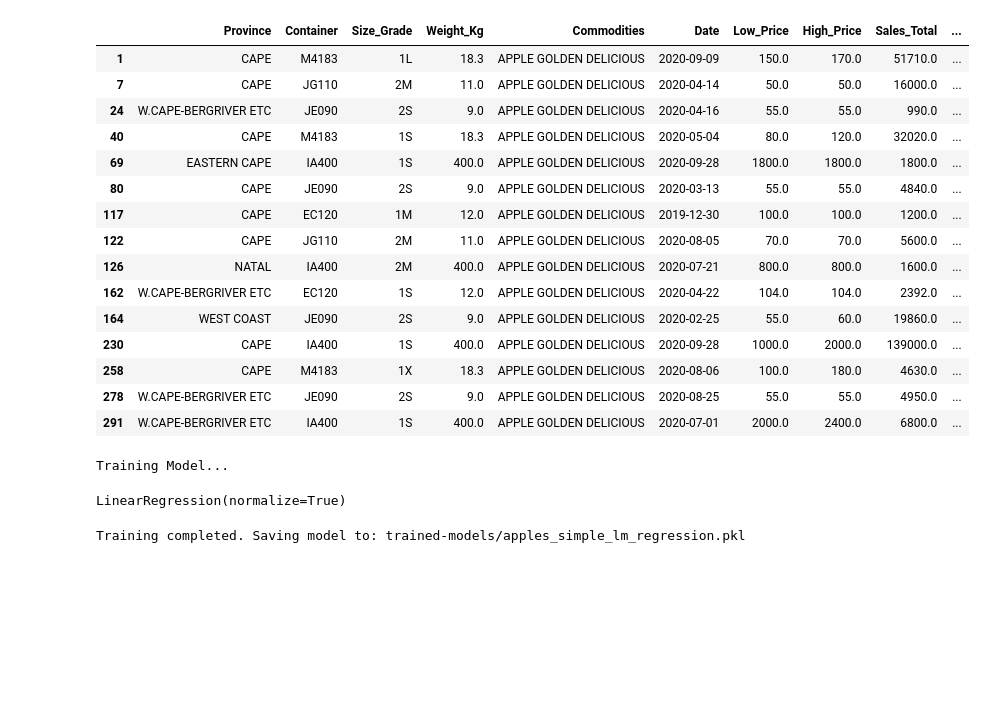
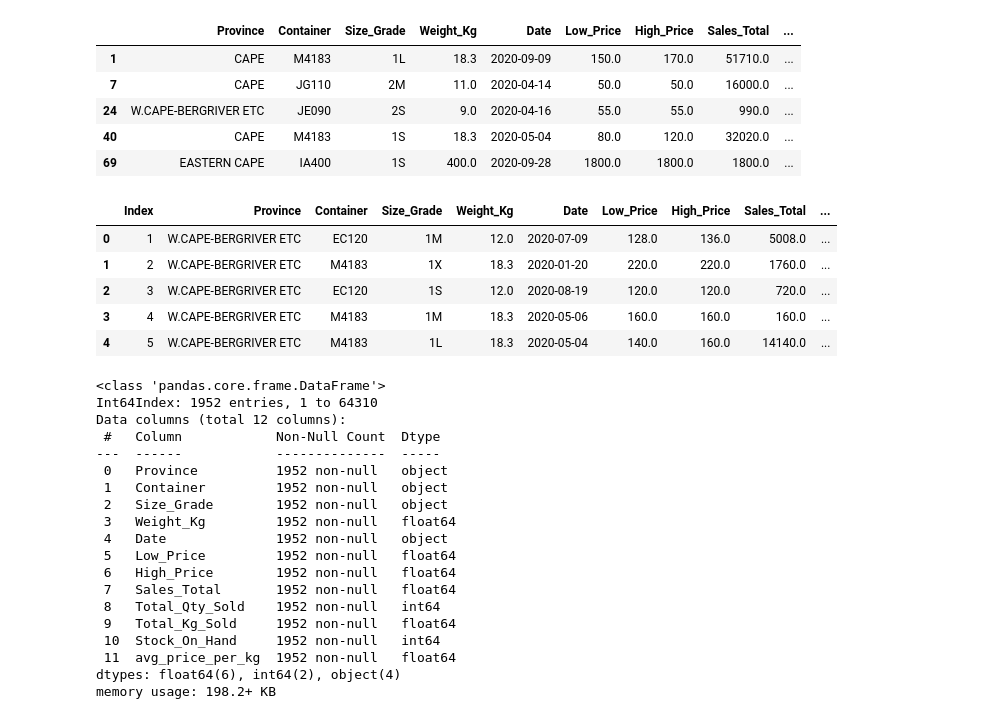
Before and after one commit to Zdithebe96/ZM5-EDSA-APPLES-PROJECT, a Jupyter notebook: ZM5 apples notebook.ipynb, the cells around one changed output. Cells and saved outputs as stored; diff of their text form; code cells hidden in the pictures; blank space fills up the shorter version.

```diff
--- a/ZM5 apples notebook.ipynb
+++ b/ZM5 apples notebook.ipynb
@@ -9,42 +11,49 @@ from sklearn.linear_model import LinearRegression
 # %%
+# get data
 
-# Fetch training data and preprocess for modeling
 train = pd.read_csv('df - train_set.csv')
+test = pd.read_csv('df - test_set.csv')
 
 train = train[(train['Commodities'] == 'APPLE GOLDEN DELICIOUS')]
-train.head(15)
+del train['Commodities']
+
+train.head()
 # %% [output]
-|  | Province | Container | Size_Grade | Weight_Kg | Commodities | Date | Low_Price | High_Price | Sales_Total | ... |
-| 1 | CAPE | M4183 | 1L | 18.3 | APPLE GOLDEN DELICIOUS | 2020-09-09 | 150.0 | 170.0 | 51710.0 | ... |
-| 7 | CAPE | JG110 | 2M | 11.0 | APPLE GOLDEN DELICIOUS | 2020-04-14 | 50.0 | 50.0 | 16000.0 | ... |
-| 24 | W.CAPE-BERGRIVER ETC | JE090 | 2S | 9.0 | APPLE GOLDEN DELICIOUS | 2020-04-16 | 55.0 | 55.0 | 990.0 | ... |
-| 40 | CAPE | M4183 | 1S | 18.3 | APPLE GOLDEN DELICIOUS | 2020-05-04 | 80.0 | 120.0 | 32020.0 | ... |
-| 69 | EASTERN CAPE | IA400 | 1S | 400.0 | APPLE GOLDEN DELICIOUS | 2020-09-28 | 1800.0 | 1800.0 | 1800.0 | ... |
-| 80 | CAPE | JE090 | 2S | 9.0 | APPLE GOLDEN DELICIOUS | 2020-03-13 | 55.0 | 55.0 | 4840.0 | ... |
-| 117 | CAPE | EC120 | 1M | 12.0 | APPLE GOLDEN DELICIOUS | 2019-12-30 | 100.0 | 100.0 | 1200.0 | ... |
-| 122 | CAPE | JG110 | 2M | 11.0 | APPLE GOLDEN DELICIOUS | 2020-08-05 | 70.0 | 70.0 | 5600.0 | ... |
-| 126 | NATAL | IA400 | 2M | 400.0 | APPLE GOLDEN DELICIOUS | 2020-07-21 | 800.0 | 800.0 | 1600.0 | ... |
-| 162 | W.CAPE-BERGRIVER ETC | EC120 | 1S | 12.0 | APPLE GOLDEN DELICIOUS | 2020-04-22 | 104.0 | 104.0 | 2392.0 | ... |
-| 164 | WEST COAST | JE090 | 2S | 9.0 | APPLE GOLDEN DELICIOUS | 2020-02-25 | 55.0 | 60.0 | 19860.0 | ... |
-| 230 | CAPE | IA400 | 1S | 400.0 | APPLE GOLDEN DELICIOUS | 2020-09-28 | 1000.0 | 2000.0 | 139000.0 | ... |
-| 258 | CAPE | M4183 | 1X | 18.3 | APPLE GOLDEN DELICIOUS | 2020-08-06 | 100.0 | 180.0 | 4630.0 | ... |
-| 278 | W.CAPE-BERGRIVER ETC | JE090 | 2S | 9.0 | APPLE GOLDEN DELICIOUS | 2020-08-25 | 55.0 | 55.0 | 4950.0 | ... |
-| 291 | W.CAPE-BERGRIVER ETC | IA400 | 1S | 400.0 | APPLE GOLDEN DELICIOUS | 2020-07-01 | 2000.0 | 2400.0 | 6800.0 | ... |
+|  | Province | Container | Size_Grade | Weight_Kg | Date | Low_Price | High_Price | Sales_Total | ... |
+| 1 | CAPE | M4183 | 1L | 18.3 | 2020-09-09 | 150.0 | 170.0 | 51710.0 | ... |
+| 7 | CAPE | JG110 | 2M | 11.0 | 2020-04-14 | 50.0 | 50.0 | 16000.0 | ... |
+| 24 | W.CAPE-BERGRIVER ETC | JE090 | 2S | 9.0 | 2020-04-16 | 55.0 | 55.0 | 990.0 | ... |
+| 40 | CAPE | M4183 | 1S | 18.3 | 2020-05-04 | 80.0 | 120.0 | 32020.0 | ... |
+| 69 | EASTERN CAPE | IA400 | 1S | 400.0 | 2020-09-28 | 1800.0 | 1800.0 | 1800.0 | ... |
-# %%
-y_train = train['avg_price_per_kg']
-X_train = train[['Total_Qty_Sold','Stock_On_Hand']]
-
-# Fit model
-lm_regression = LinearRegression(normalize=True)
-print ("Training Model...")
-lm_regression.fit(X_train, y_train)
-# %% [output]
-Training Model...
-LinearRegression(normalize=True)
-# %%
-# Pickle model for use within our API
-save_path = 'trained-models/apples_simple_lm_regression.pkl'
-print (f"Training completed. Saving model to: {save_path}")
-pickle.dump(lm_regression, open(save_path,'wb'))
-# %% [output]
-Training completed. Saving model to: trained-models/apples_simple_lm_regression.pkl
+# %%
+del test['Commodities']
+test.head()
+# %% [output]
+|  | Index | Province | Container | Size_Grade | Weight_Kg | Date | Low_Price | High_Price | Sales_Total | ... |
+| 0 | 1 | W.CAPE-BERGRIVER ETC | EC120 | 1M | 12.0 | 2020-07-09 | 128.0 | 136.0 | 5008.0 | ... |
+| 1 | 2 | W.CAPE-BERGRIVER ETC | M4183 | 1X | 18.3 | 2020-01-20 | 220.0 | 220.0 | 1760.0 | ... |
+| 2 | 3 | W.CAPE-BERGRIVER ETC | EC120 | 1S | 12.0 | 2020-08-19 | 120.0 | 120.0 | 720.0 | ... |
+| 3 | 4 | W.CAPE-BERGRIVER ETC | M4183 | 1M | 18.3 | 2020-05-06 | 160.0 | 160.0 | 160.0 | ... |
+| 4 | 5 | W.CAPE-BERGRIVER ETC | M4183 | 1L | 18.3 | 2020-05-04 | 140.0 | 160.0 | 14140.0 | ... |
+# %%
+train.info()
+# %% [output]
+<class 'pandas.core.frame.DataFrame'>
+Int64Index: 1952 entries, 1 to 64310
+Data columns (total 12 columns):
+ #   Column            Non-Null Count  Dtype
+---  ------            --------------  -----
+ 0   Province          1952 non-null   object
+ 1   Container         1952 non-null   object
+ 2   Size_Grade        1952 non-null   object
+ 3   Weight_Kg         1952 non-null   float64
+ 4   Date              1952 non-null   object
+ 5   Low_Price         1952 non-null   float64
+ 6   High_Price        1952 non-null   float64
+ 7   Sales_Total       1952 non-null   float64
+ 8   Total_Qty_Sold    1952 non-null   int64
+ 9   Total_Kg_Sold     1952 non-null   float64
+ 10  Stock_On_Hand     1952 non-null   int64
+ 11  avg_price_per_kg  1952 non-null   float64
+dtypes: float64(6), int64(2), object(4)
+memory usage: 198.2+ KB
```
Also changed, not shown: parts of 45 cells of this notebook.
